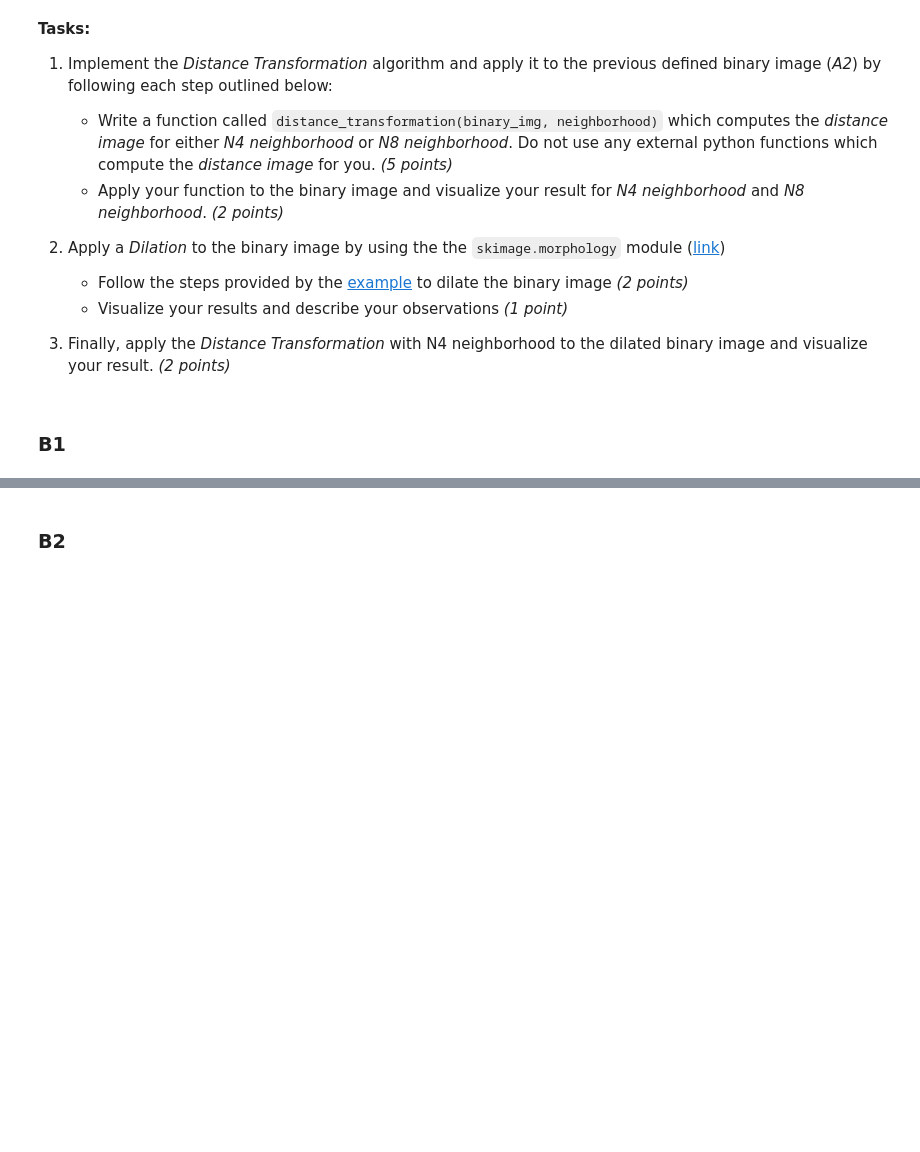
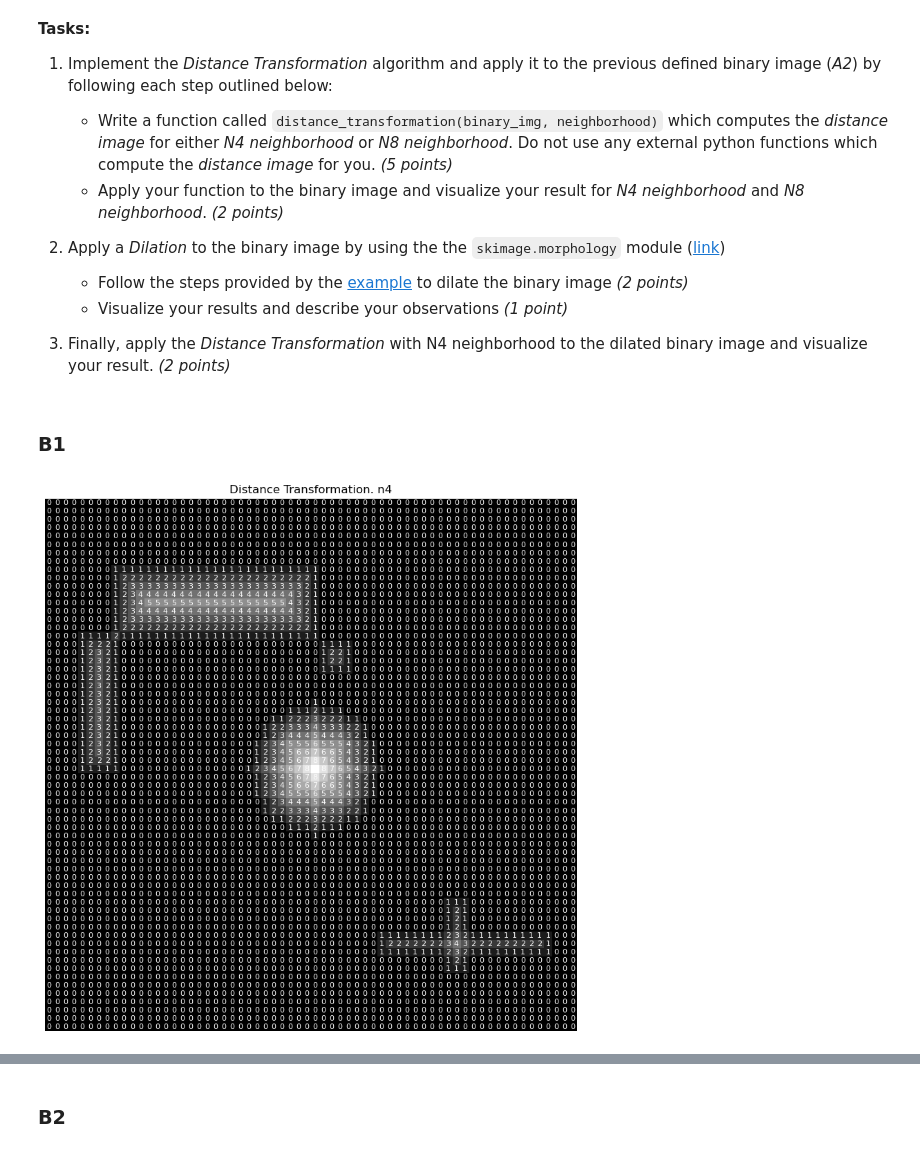
Before and after one commit to seungho1010/learn_photogrammetry, a Jupyter notebook: photogrammetry 1/pho1_4_binary_images/ex-04-lastename1-lastname2.ipynb, the cells around one changed output, grey strips where cells are left out. Cells and saved outputs as stored; diff of their text form; code cells hidden in the pictures; blank space fills up the shorter version.

Commit message:
add pho1 - 4, distance transformation

```diff
--- a/photogrammetry 1/pho1_4_binary_images/ex-04-lastename1-lastname2.ipynb
+++ b/photogrammetry 1/pho1_4_binary_images/ex-04-lastename1-lastname2.ipynb
@@ -429,0 +538,18 @@ def distance_transformation(binary_img, neighborhood):
+# %%
+# Compute the distance matrix with N4 Neighborhood and visualize your result
+# n4
+distance_tranformation_n4 = distance_transformation(binary_image, 'n4')
+plt.figure(figsize=(10, 10))
+plt.imshow(distance_tranformation_n4, cmap='gray')
+
+# Loop over data dimensions and create text annotations.
+for i in range(64):
+    for j in range(64):
+        text = plt.text(j, i, distance_tranformation_n4[i, j],
+                       ha="center", va="center", color="w", fontsize=8)
+
+plt.title('Distance Transformation. n4')
+plt.axis("off")
+plt.show()
+# %% [output]
+[figure, added]
```
Also changed, not shown: parts of 5 cells of this notebook.
